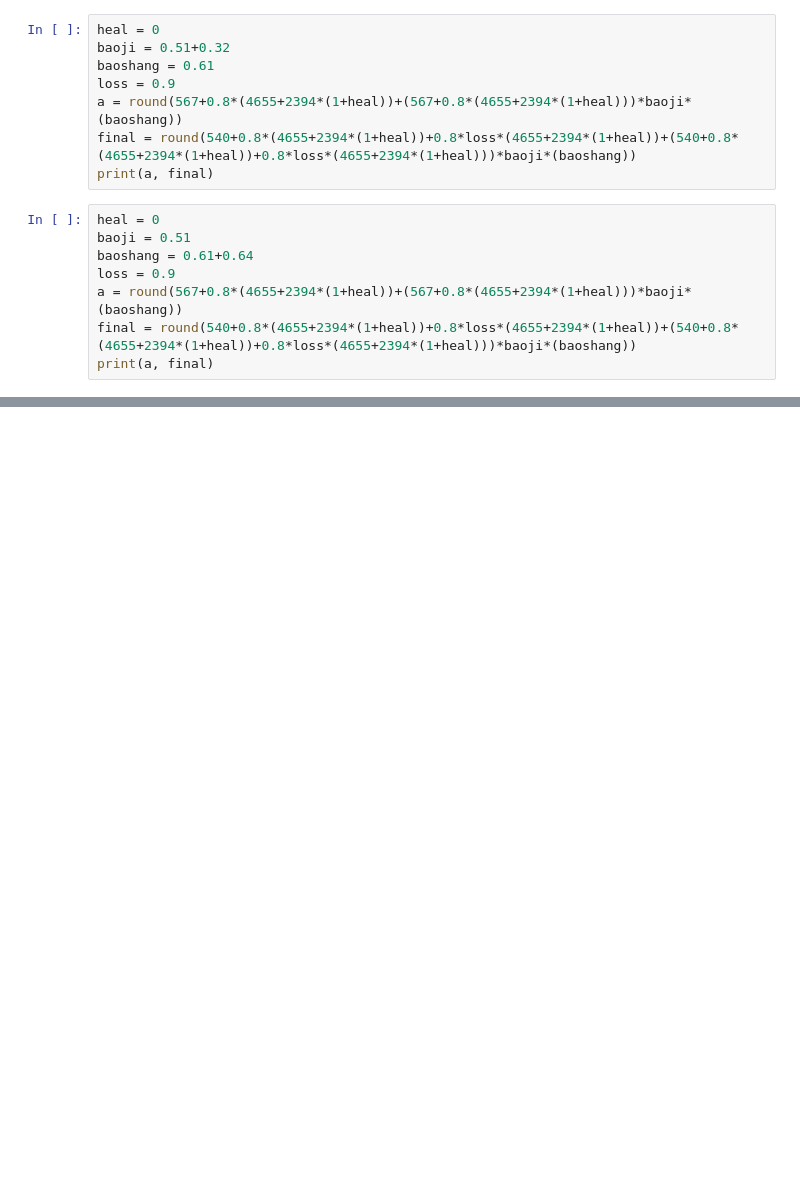
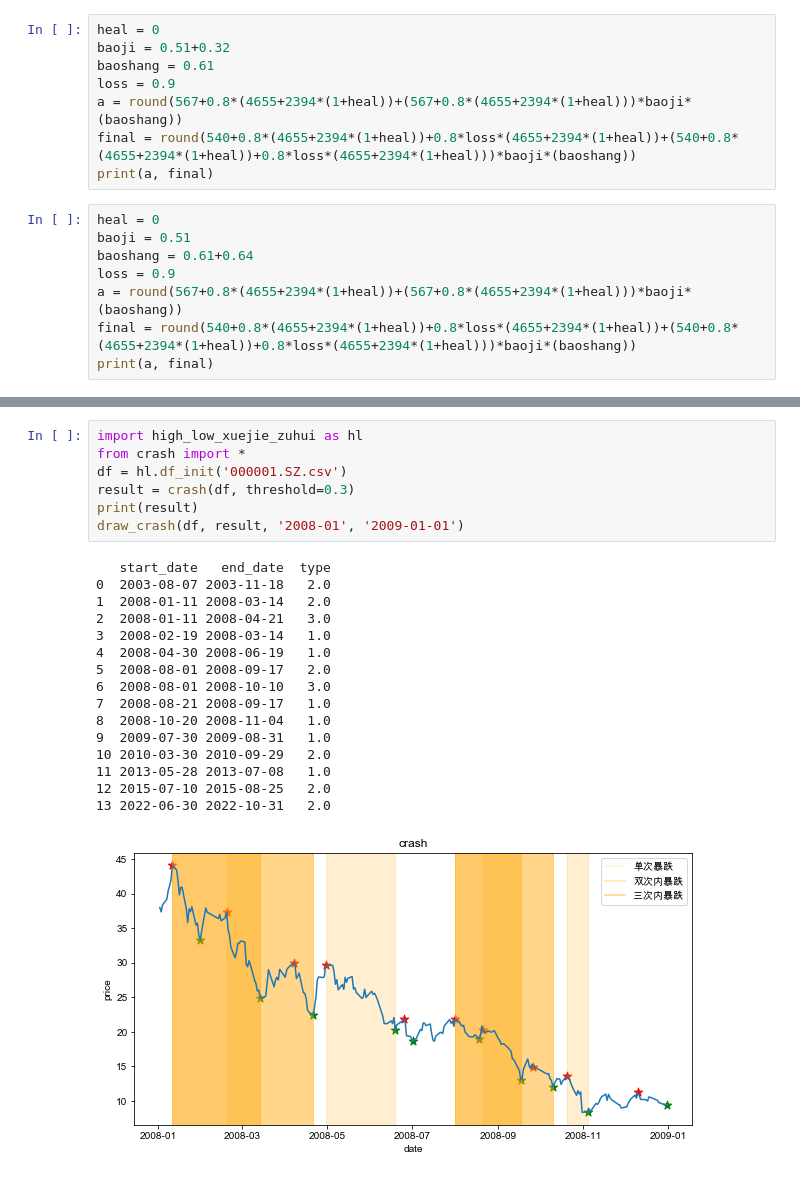
Before and after one commit to QsbpGroup/quant-stat-baby-project, a Jupyter notebook: 1.ipynb, the cells around one changed output, grey strips where cells are left out. Drawn from its saved outputs; the diff is of its cells as text; blank space fills up the shorter version.

Commit message:
basic crash

```diff
--- a/1.ipynb
+++ b/1.ipynb
@@ -102,0 +101,24 @@ print(a, final)
+# %%
+import high_low_xuejie_zuhui as hl
+from crash import *
+df = hl.df_init('000001.SZ.csv')
+result = crash(df, threshold=0.3)
+print(result)
+draw_crash(df, result, '2008-01', '2009-01-01')
+# %% [output]
+   start_date   end_date  type
+0  2003-08-07 2003-11-18   2.0
+1  2008-01-11 2008-03-14   2.0
+2  2008-01-11 2008-04-21   3.0
+3  2008-02-19 2008-03-14   1.0
+4  2008-04-30 2008-06-19   1.0
+5  2008-08-01 2008-09-17   2.0
+6  2008-08-01 2008-10-10   3.0
+7  2008-08-21 2008-09-17   1.0
+8  2008-10-20 2008-11-04   1.0
+9  2009-07-30 2009-08-31   1.0
+10 2010-03-30 2010-09-29   2.0
+11 2013-05-28 2013-07-08   1.0
+12 2015-07-10 2015-08-25   2.0
+13 2022-06-30 2022-10-31   2.0
+[figure, added]
```
Also changed, not shown: parts of 1 cell of this notebook, 2 other files.
